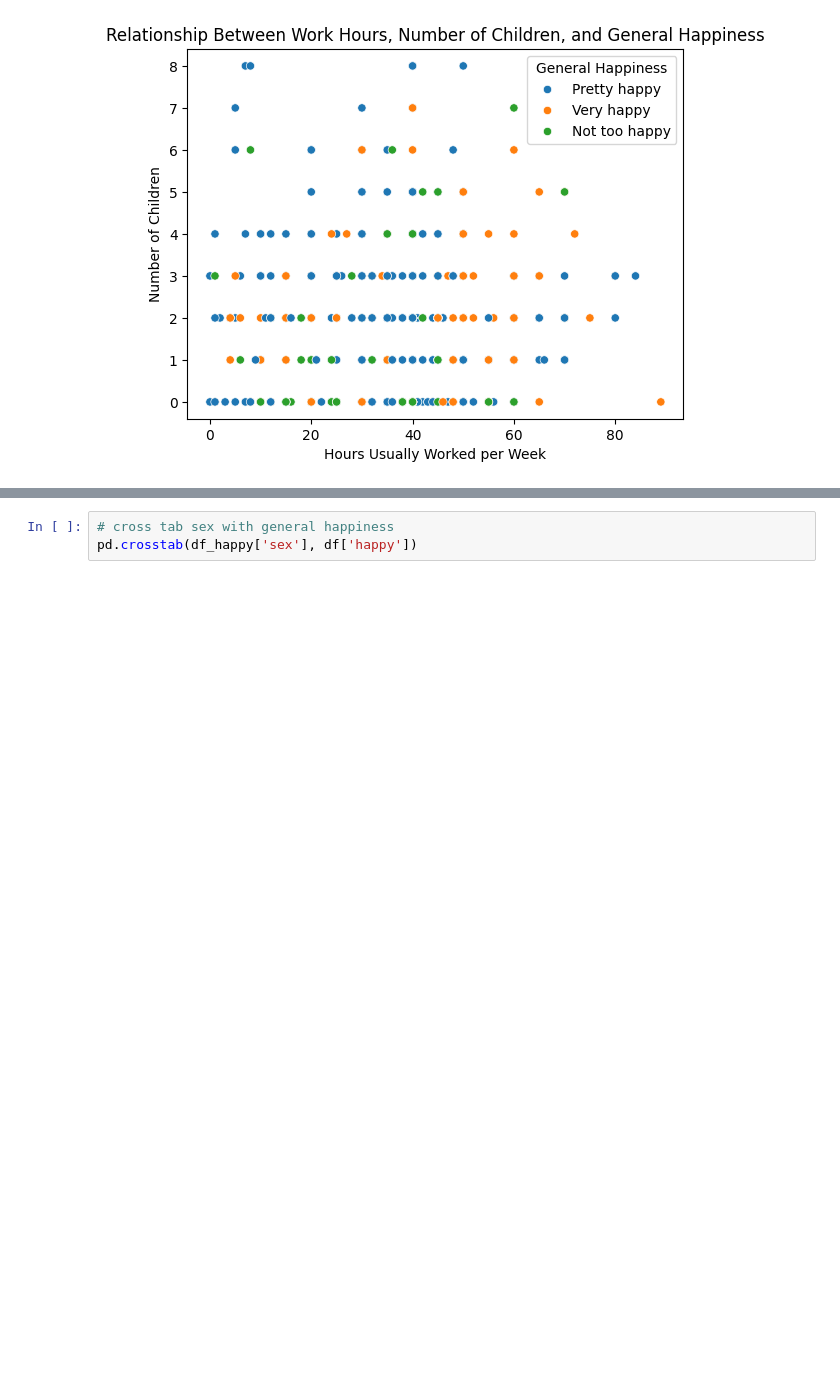
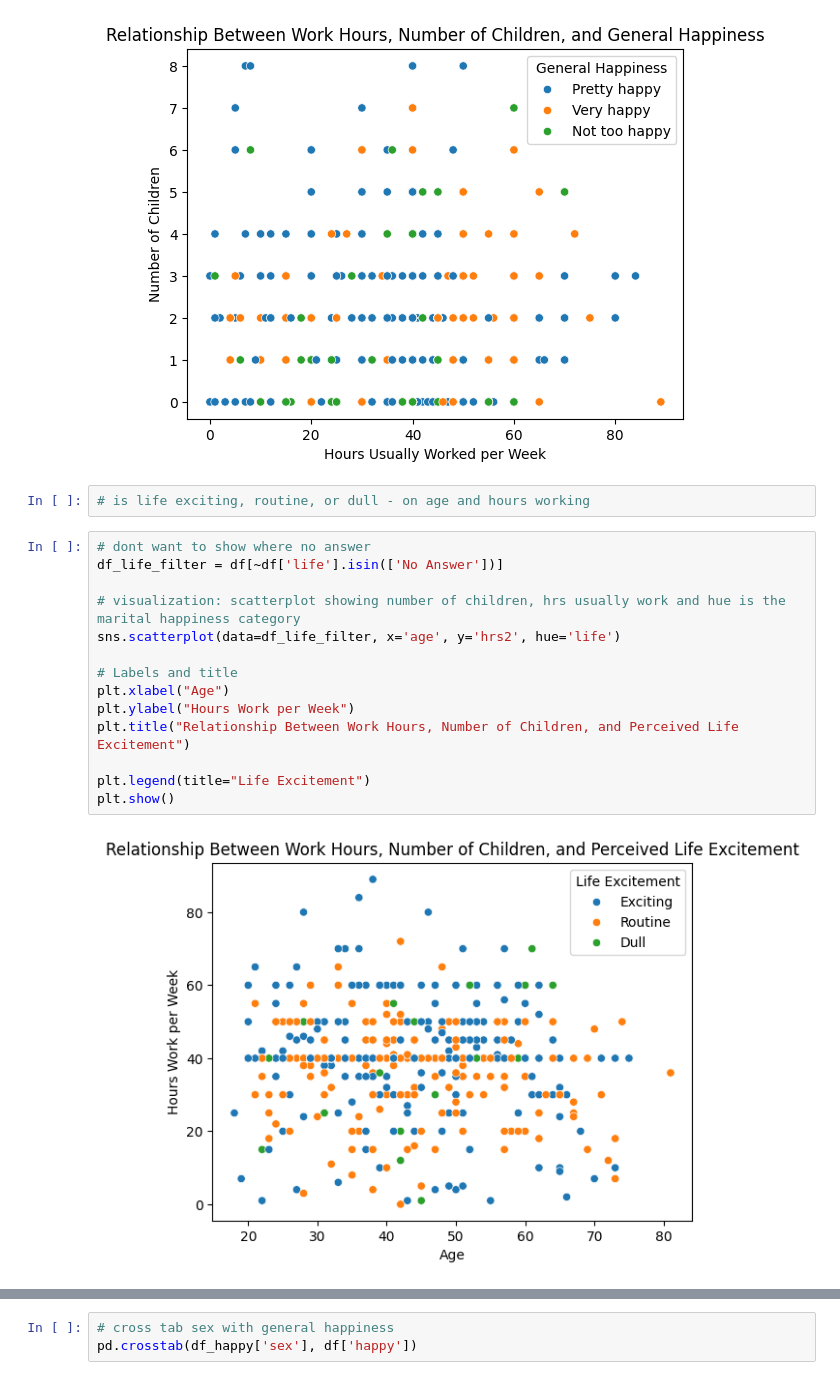
Before and after one commit to kpunsalan8/DS-3001-EDA-KP, a Jupyter notebook: lab/gss.ipynb, the cells around one changed output, grey strips where cells are left out. Drawn from its saved outputs; the diff is of its cells as text; blank space fills up the shorter version.

```diff
--- a/lab/gss.ipynb
+++ b/lab/gss.ipynb
@@ -369,4 +398,22 @@ plt.legend(title="General Happiness")
 plt.show()
 # %% [output]
 [figure]
+# %%
+# is life exciting, routine, or dull - on age and hours working
+# %%
+# dont want to show where no answer
+df_life_filter = df[~df['life'].isin(['No Answer'])]
+
+# visualization: scatterplot showing number of children, hrs usually work and hue is the marital happiness category
+sns.scatterplot(data=df_life_filter, x='age', y='hrs2', hue='life')
+
+# Labels and title
+plt.xlabel("Age")
+plt.ylabel("Hours Work per Week")
+plt.title("Relationship Between Work Hours, Number of Children, and Perceived Life Excitement")
+
+plt.legend(title="Life Excitement")
+plt.show()
+# %% [output]
+[figure, added]
 # %% [markdown]
```
Also changed, not shown: parts of 10 cells of this notebook.
